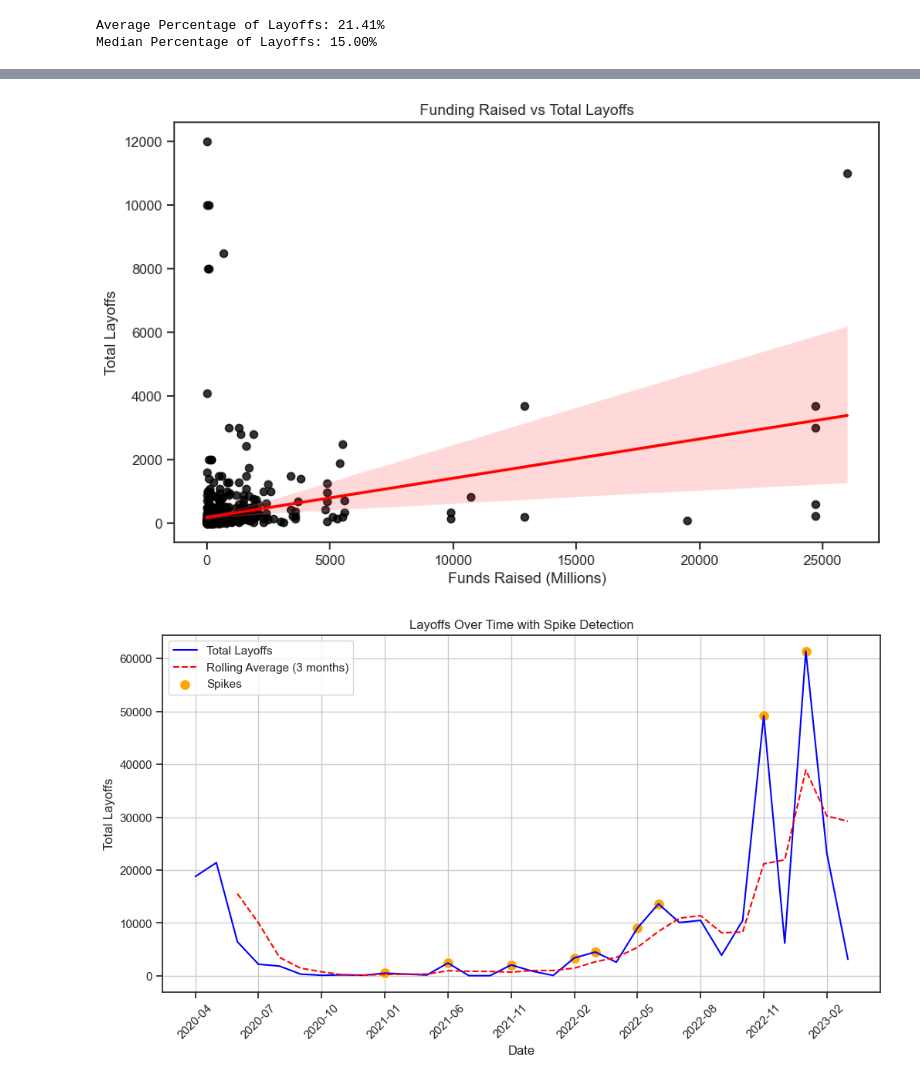
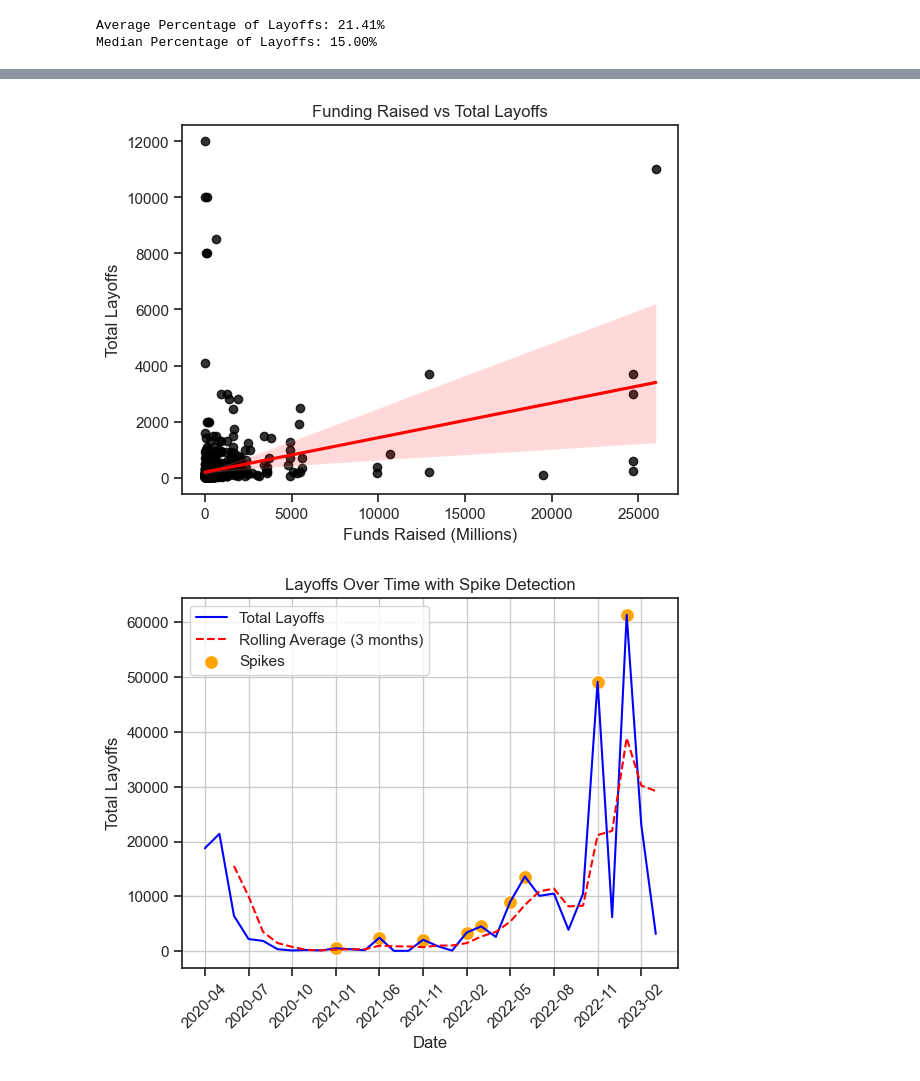
Before and after one commit to jamiefor3/Worldwide_Layoffs_Project, a Jupyter notebook: Layoff_Analysis/1_layoff_an.ipynb, the cells around one changed output, grey strips where cells are left out. Cells and saved outputs as stored; diff of their text form; code cells hidden in the pictures.

```diff
--- a/Layoff_Analysis/1_layoff_an.ipynb
+++ b/Layoff_Analysis/1_layoff_an.ipynb
@@ -55,21 +54,18 @@ plt.show()
 # %%
 funds_no_outliers = df[df['funds_raised_millions'] <=120000]
-plt.figure(figsize=(10, 6))
 sns.regplot(x='funds_raised_millions', y='total_laid_off', data=funds_no_outliers, scatter_kws={'color': 'black'}, line_kws={'color': 'red'})
 plt.title('Funding Raised vs Total Layoffs')
 plt.xlabel('Funds Raised (Millions)')
 plt.ylabel('Total Layoffs')
 plt.show()
 # %% [output]
-[figure, old version]
+[figure, new version]
 # %%
 df_month = df.groupby(df['date'].dt.to_period('M'))['total_laid_off'].sum().reset_index()
-
 # Calculate the rolling average to smooth out the trend
 df_month['rolling_avg'] = df_month['total_laid_off'].rolling(window=3).mean()
 
 # Create the plot using seaborn
-plt.figure(figsize=(12, 6))
 sns.lineplot(x=df_month['date'].astype(str), y=df_month['total_laid_off'], label='Total Layoffs', color='blue')
 sns.lineplot(x=df_month['date'].astype(str), y=df_month['rolling_avg'], label='Rolling Average (3 months)', color='red', linestyle='--')
 
@@ -81,12 +77,12 @@ sns.scatterplot(x=spikes['date'].astype(str), y=spikes['total_laid_off'], color=
 plt.title('Layoffs Over Time with Spike Detection')
 plt.xlabel('Date')
 plt.ylabel('Total Layoffs')
-ticks = month_layoffs.index[::3]
-tick_labels = month_layoffs['year_month'].iloc[::3]
+ticks = df_month.index[::3]
+tick_labels = df_month['date'].iloc[::3]
 plt.xticks(ticks, tick_labels, rotation=45)
 plt.legend()
 plt.grid(True)
 
 plt.show()
 # %% [output]
-[figure, old version]
+[figure, new version]
```
Also changed, not shown: parts of 3 cells of this notebook.
